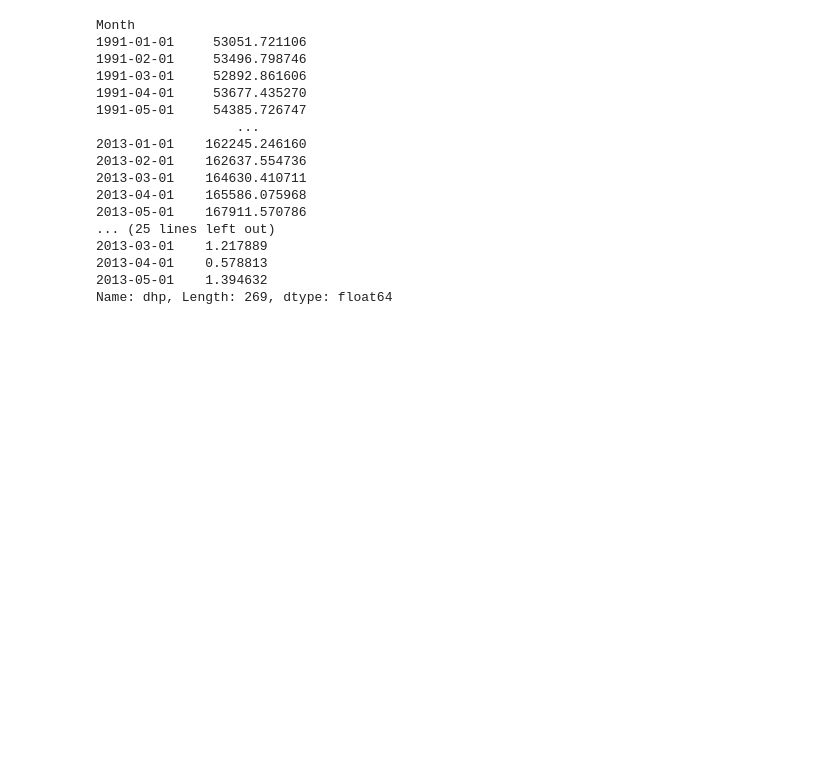
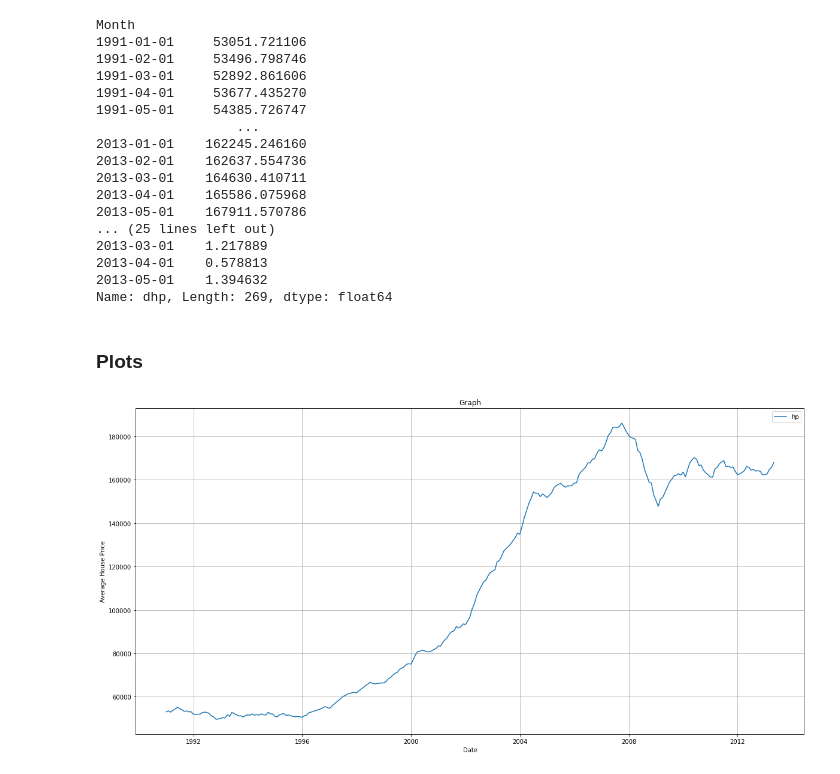
Before and after one commit to bachpx195/the_big_trade, a Jupyter notebook: EconometricForFinance/Day1.ipynb, the cells around one changed output. Cells and saved outputs as stored; diff of their text form; code cells hidden in the pictures; blank space fills up the shorter version.

```diff
--- a/EconometricForFinance/Day1.ipynb
+++ b/EconometricForFinance/Day1.ipynb
@@ -126,3 +126,21 @@ Month
 2013-04-01    0.578813
 2013-05-01    1.394632
 Name: dhp, Length: 269, dtype: float64
+# %% [markdown]
+### Plots
+# %%
+import matplotlib.pyplot as plt
+
+plt.figure(figsize=(20,10))
+
+plt.plot(data['Average House Price'], label='hp')
+
+plt.xlabel('Date')
+plt.ylabel('Average House Price')
+plt.title('Graph')
+plt.grid(True)
+
+plt.legend()
+plt.show()
+# %% [output]
+[figure, added]
```
Also changed, not shown: 5 other files.
